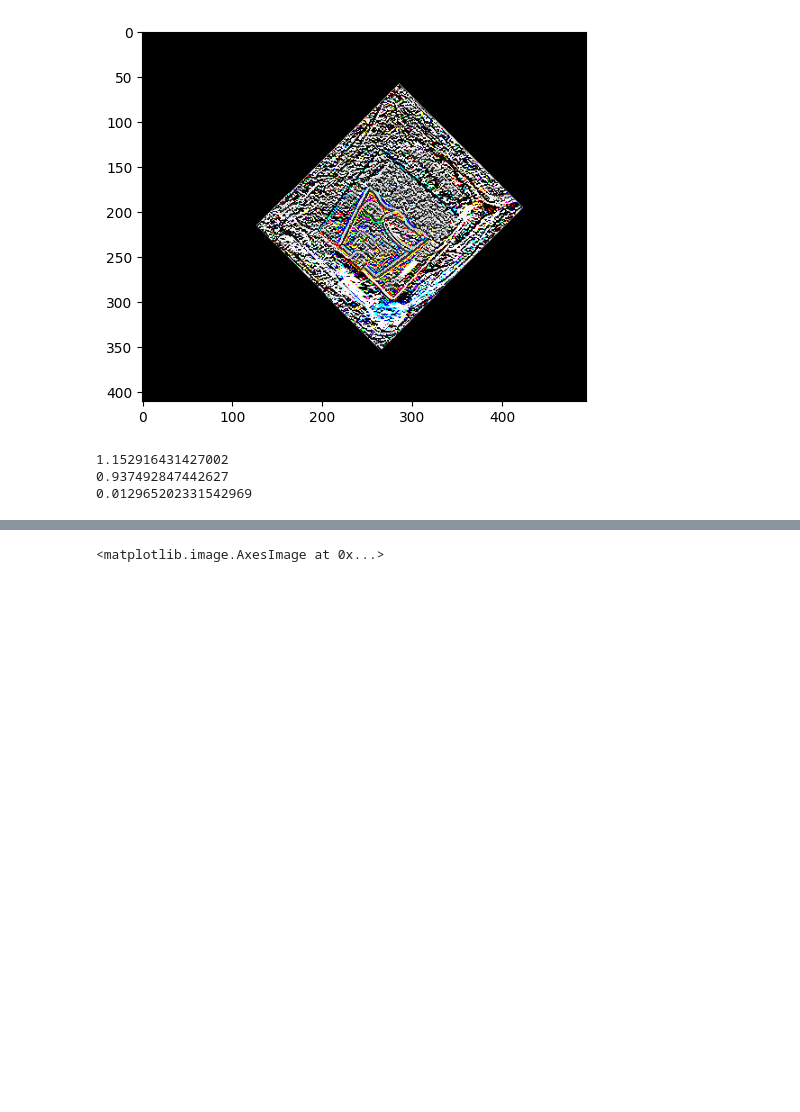
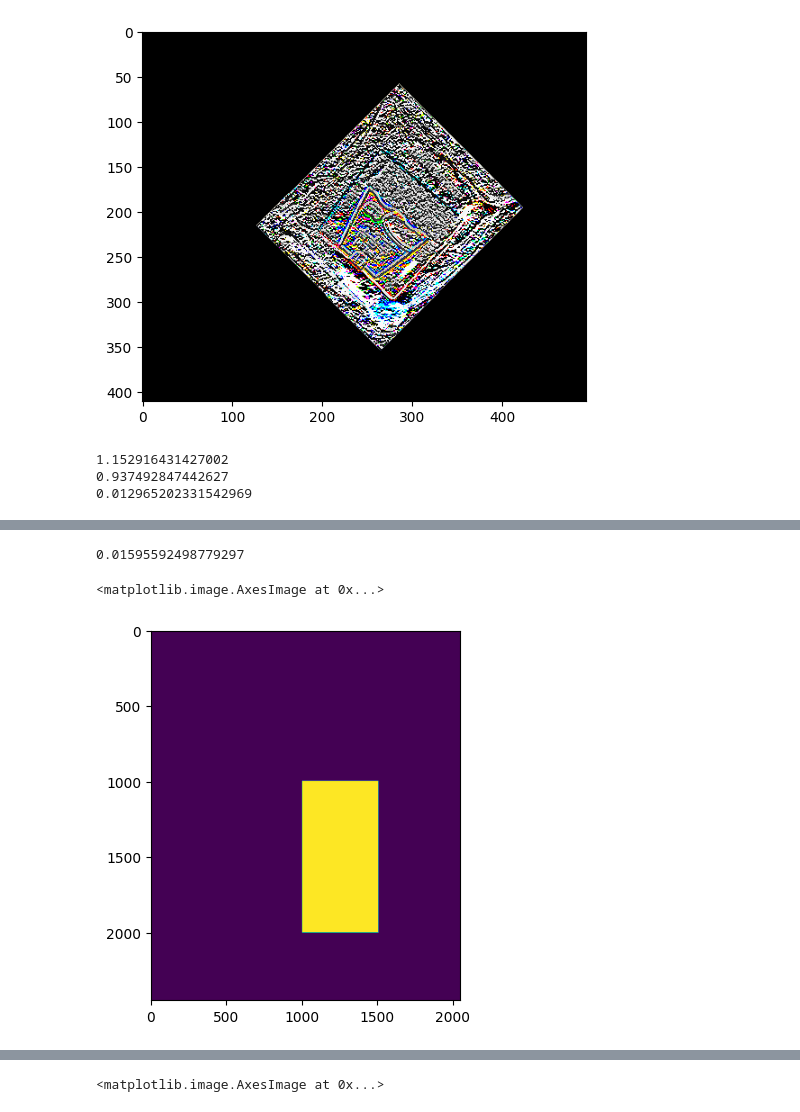
Before and after one commit to tdat97/Object-On-Conveyor, a Jupyter notebook: Untitled.ipynb, the cells around one changed output, grey strips where cells are left out. Drawn from its saved outputs; the diff is of its cells as text; code cells hidden in the pictures; blank space fills up the shorter version.

```diff
--- a/Untitled.ipynb
+++ b/Untitled.ipynb
@@ -386,0 +417,13 @@ print(end-start)
+# %%
+from utils import tool
+import time
+
+start = time.time()
+new_img = tool.get_diff_img(img1, img2)
+end = time.time()
+print(end-start)
+plt.imshow(new_img)
+# %% [output]
+0.01595592498779297
+<matplotlib.image.AxesImage at 0x...>
+[figure, added]
```
Also changed, not shown: parts of 3 cells of this notebook, 3 other files.
